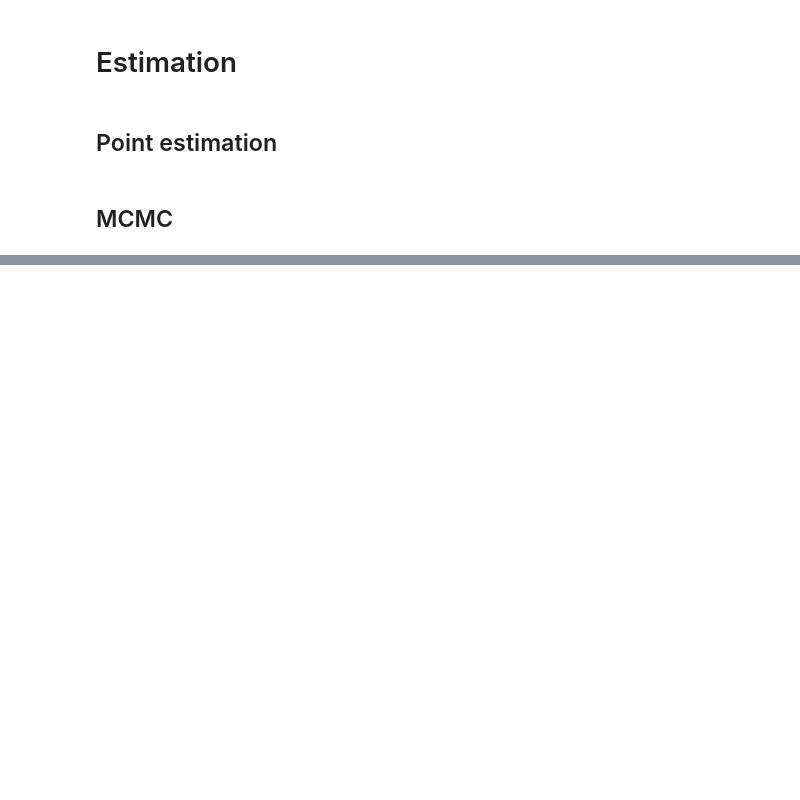
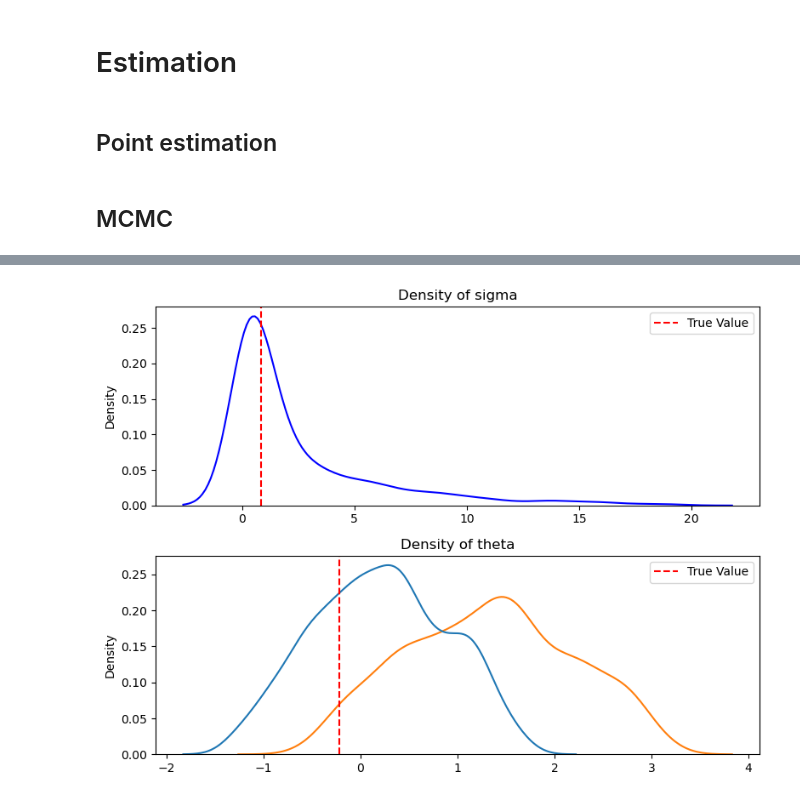
Before and after one commit to Aether-Ren/ExampleCode, a Jupyter notebook: Doc.ipynb, the cells around one changed output, grey strips where cells are left out. Cells and saved outputs as stored; diff of their text form; code cells hidden in the pictures; blank space fills up the shorter version.

```diff
--- a/Doc.ipynb
+++ b/Doc.ipynb
@@ -33,5 +33,7 @@ import GP_functions.GP_models as GP_models
 import GP_functions.Tools as Tools
 # %%
 Device = 'cpu'
+# %%
+Device = 'cuda'
 # %% [markdown]
 # Read data
@@ -59,7 +70,7 @@ test_y = torch.tensor(Y_test, dtype=torch.float32)
 # Training model
 # %%
 LocalGP_models, LocalGP_likelihoods = Training.train_one_column_StandardGP(
-    train_x, train_y, covar_type = 'RBF', lr=0.05, num_iterations=5000, patience=10, device='cpu'
+    train_x, train_y, covar_type='RBF', lr=0.05, num_iterations=5000, patience=10, device=Device, use_amp=False
     )
 # %% [markdown]
 # Prediction
@@ -85,6 +98,16 @@ test_x[row_idx]
 estimated_params
 # %% [markdown]
 ## MCMC
-# %%
-mcmc_result = Estimation.run_mcmc(Prediction.preds_for_one_model, LocalGP_models, LocalGP_likelihoods, row_idx, test_y, bounds,
-                                                  num_sampling = 400, warmup_step = 100)
+# %%
+# Only can run in .py
+
+if __name__ == '__main__':
+    row_idx = 0
+
+    bounds = bound.get_bounds(train_x)
+
+    mcmc_result = Estimation.run_mcmc(Prediction.preds_for_one_model, LocalGP_models, LocalGP_likelihoods, row_idx, test_y, bounds,
+                                                  num_sampling = 1000, warmup_step = 200, num_chains=1, device=Device,jit_compile=False)
+    samples = mcmc_result.get_samples()
+    print("theta 后验样本：", samples.get('theta'))
+    print("sigma 后验样本：", samples.get('sigma'))
@@ -91,25 +132,29 @@ mcmc_result = Estimation.run_mcmc(Prediction.preds_for_one_model, LocalGP_models
 # %%
 posterior_samples_Normal = mcmc_result.get_samples()
 
-true_values = test_x[row_idx,:]
+# 如果 test_x 在 GPU 上，则转换为 CPU 的 numpy 数组
+true_values = test_x[row_idx, :].cpu().detach().numpy() if hasattr(test_x, "cpu") else test_x[row_idx, :]
+point_estimations = None  # 如果有点估计，也需要同样处理
 
-point_estimations = 'None'
-
-fig, axes = plt.subplots(len(posterior_samples_Normal), 1, figsize=(8, len(posterior_samples_Normal) * 3))
+num_params = len(posterior_samples_Normal)
+fig, axes = plt.subplots(num_params, 1, figsize=(8, num_params * 3))
+if num_params == 1:
+    axes = [axes]
 
 for i, (param_name, samples) in enumerate(posterior_samples_Normal.items()):
-    if len(posterior_samples_Normal) > 1:
-        ax = axes[i]
-    else:
-        ax = axes
-    sns.kdeplot(samples.detach().numpy(), ax=ax, color='blue')
+    ax = axes[i]
+    # 将 GPU 上的样本数据转移到 CPU 并转换为 numpy 数组
+    samples_np = samples.cpu().detach().numpy() if samples.device.type != 'cpu' else samples.detach().numpy()
+    sns.kdeplot(samples_np, ax=ax, color='blue')
     ax.set_title(f'Density of {param_name}')
 
     if true_values is not None and i < len(true_values):
         ax.axvline(true_values[i], color='red', linestyle='--', label='True Value')
     if point_estimations is not None and i < len(point_estimations):
         ax.axvline(point_estimations[i], color='green', linestyle='-.', label='Point Estimation')
     ax.legend()
 
 plt.tight_layout()
 plt.show()
+# %% [output]
+[figure, added]
```
Also changed, not shown: parts of 9 cells of this notebook, 4 other files.
